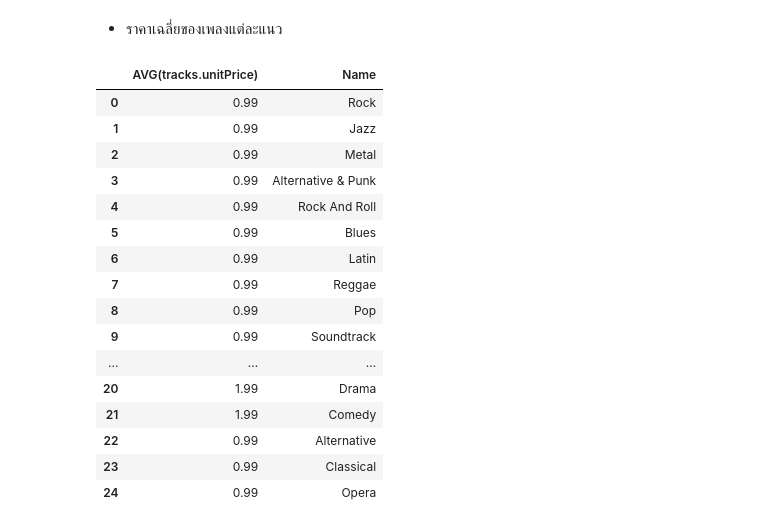
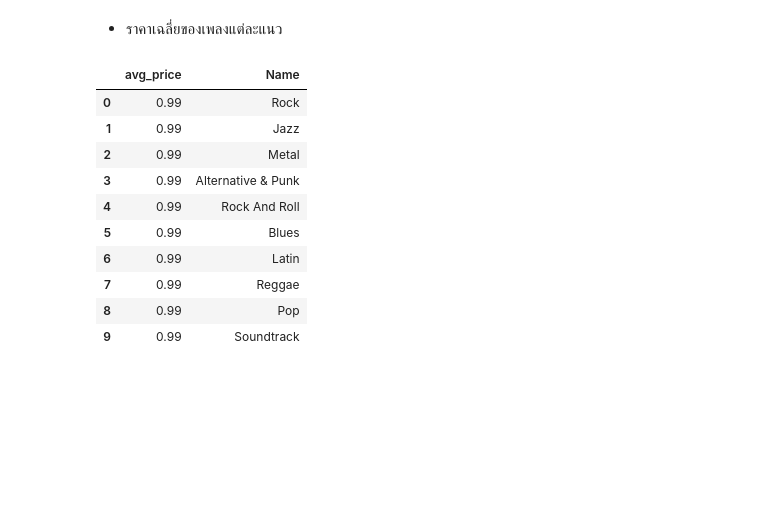
Before and after one commit to Jeehan93/basic-SQL-query-cheatsheet, a Jupyter notebook: 99_myquery.ipynb, the cells around one changed output. Drawn from its saved outputs; the diff is of its cells as text; code cells hidden in the pictures; blank space fills up the shorter version.

Commit message:
try my query

```diff
--- a/99_myquery.ipynb
+++ b/99_myquery.ipynb
@@ -235,15 +235,15 @@ sql_query(sql_command, con)
 - ราคาเฉลี่ยของเพลงแต่ละแนว
 # %%
 sql_command = """
-SELECT AVG(tracks.unitPrice), genres.name
+SELECT AVG(tracks.unitPrice) AS avg_price, genres.name
 FROM tracks
 INNER JOIN genres ON genres.genreId = tracks.genreId
 GROUP BY tracks.genreId
 """
 
-sql_query(sql_command, con)
+sql_query(sql_command, con).head(10)
 # %% [output]
-|  | AVG(tracks.unitPrice) | Name |
+|  | avg_price | Name |
 | 0 | 0.99 | Rock |
 | 1 | 0.99 | Jazz |
 | 2 | 0.99 | Metal |
@@ -254,9 +254,3 @@ sql_query(sql_command, con)
 | 7 | 0.99 | Reggae |
 | 8 | 0.99 | Pop |
 | 9 | 0.99 | Soundtrack |
-| ... | ... | ... |
-| 20 | 1.99 | Drama |
-| 21 | 1.99 | Comedy |
-| 22 | 0.99 | Alternative |
-| 23 | 0.99 | Classical |
-| 24 | 0.99 | Opera |
```
Also changed, not shown: parts of 2 cells of this notebook.
